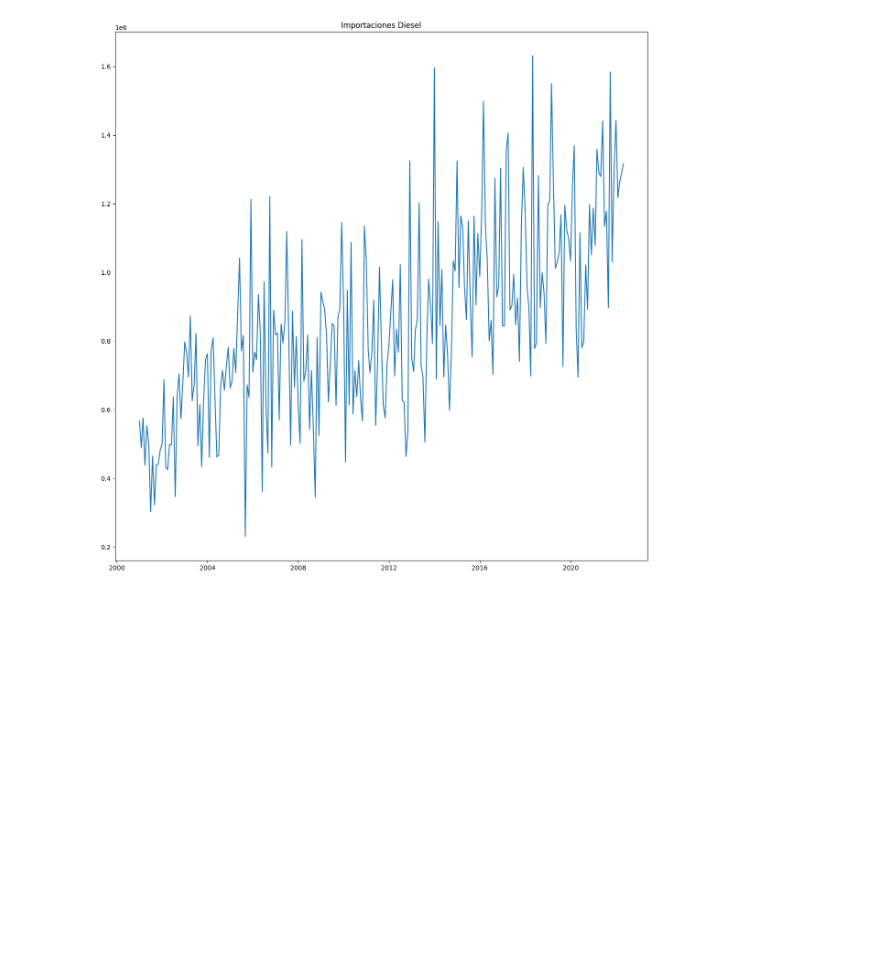
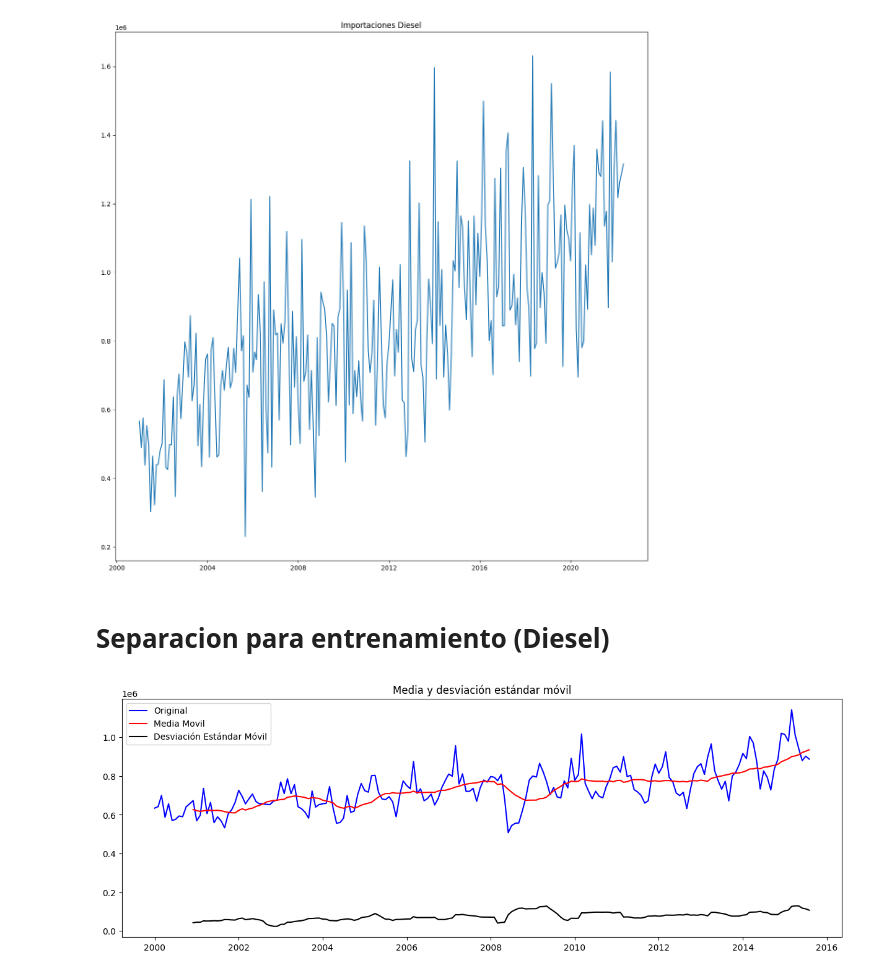
Before and after one commit to JuanPineda115/DS-HT2, a Jupyter notebook: HT2.ipynb, the cells around one changed output. Saved outputs shown, nothing was run; the diff lists cells and outputs as text; code cells hidden in the pictures; blank space fills up the shorter version.

```diff
--- a/HT2.ipynb
+++ b/HT2.ipynb
@@ -227,3 +231,24 @@ for x in interes:
 [figure]
 [figure]
 [figure]
+# %% [markdown]
+# Separacion para entrenamiento (Diesel)
+# %%
+trainSize = int(len(consumos) * 0.7)
+trainConsumos = consumos[0:trainSize]
+testConsumos = consumos[trainSize:len(consumos)]
+trainConsumos = trainConsumos.set_index(['Fecha'])
+testConsumos = testConsumos.set_index(['Fecha'])
+# %%
+tsDiesel = trainConsumos['Diesel']
+mediaMovil = tsDiesel.rolling(window=12).mean()
+deMovil = tsDiesel.rolling(window=12).std()
+# %%
+original = plt.plot(tsDiesel, color="blue", label="Original")
+media = plt.plot(mediaMovil, color='red', label = 'Media Movil')
+ds = plt.plot(deMovil,color='black', label = 'Desviación Estándar Móvil')
+plt.legend(loc = 'best')
+plt.title('Media y desviación estándar móvil')
+plt.show(block=False)
+# %% [output]
+[figure, added]
```
Also changed, not shown: parts of 34 cells of this notebook.
